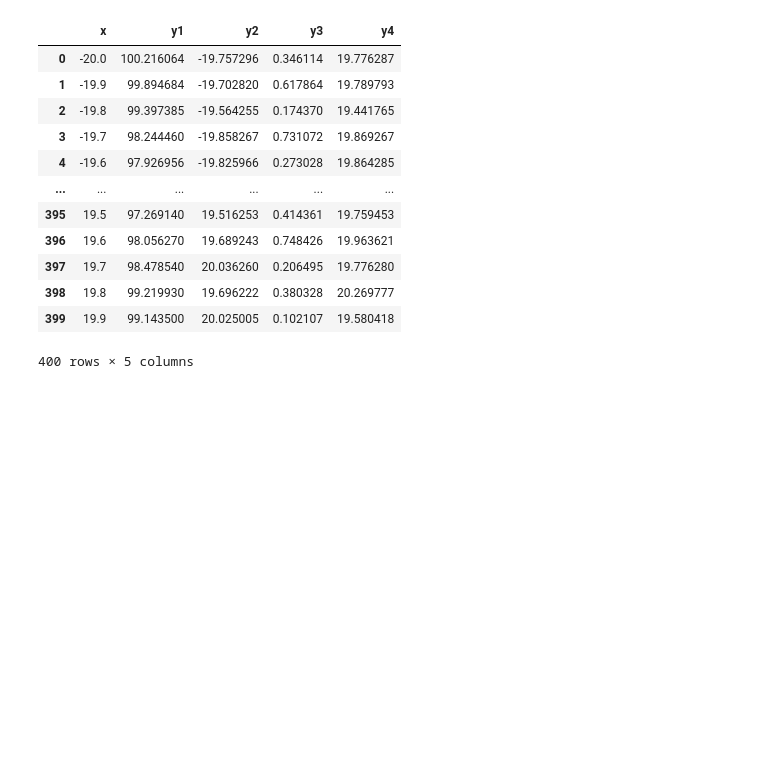
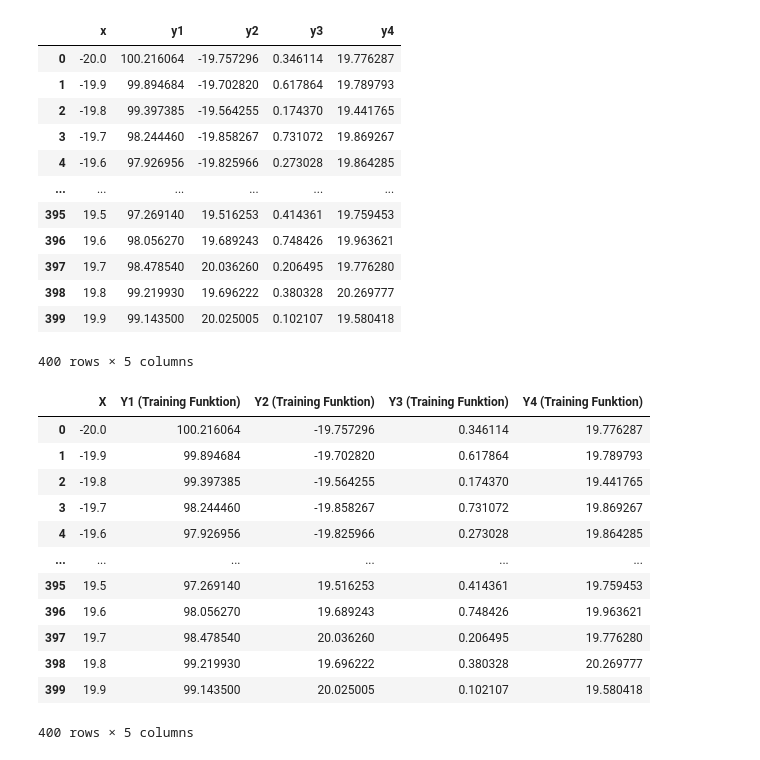
Before and after one commit to dibrom/Programmieren-mit-Pyhton, a Jupyter notebook: programmieren_mit_python.ipynb, the cells around one changed output. Cells and saved outputs as stored; diff of their text form; code cells hidden in the pictures; blank space fills up the shorter version.

```diff
--- a/programmieren_mit_python.ipynb
+++ b/programmieren_mit_python.ipynb
@@ -48,4 +48,23 @@ train_df = pd.read_csv('train.csv')
 | 398 | 19.8 | 99.219930 | 19.696222 | 0.380328 | 20.269777 |
 | 399 | 19.9 | 99.143500 | 20.025005 | 0.102107 | 19.580418 |
 400 rows × 5 columns
+# %%
+# Rename columns of train_df
+train_df = train_df.rename(columns={"x": "X", "y1": "Y1 (Training Funktion)", "y2":"Y2 (Training Funktion)", \
+                                   "y3":"Y3 (Training Funktion)", "y4":"Y4 (Training Funktion)"})
+#train_df
+# %% [output]
+|  | X | Y1 (Training Funktion) | Y2 (Training Funktion) | Y3 (Training Funktion) | Y4 (Training Funktion) |
+| 0 | -20.0 | 100.216064 | -19.757296 | 0.346114 | 19.776287 |
+| 1 | -19.9 | 99.894684 | -19.702820 | 0.617864 | 19.789793 |
+| 2 | -19.8 | 99.397385 | -19.564255 | 0.174370 | 19.441765 |
+| 3 | -19.7 | 98.244460 | -19.858267 | 0.731072 | 19.869267 |
+| 4 | -19.6 | 97.926956 | -19.825966 | 0.273028 | 19.864285 |
+| ... | ... | ... | ... | ... | ... |
+| 395 | 19.5 | 97.269140 | 19.516253 | 0.414361 | 19.759453 |
+| 396 | 19.6 | 98.056270 | 19.689243 | 0.748426 | 19.963621 |
+| 397 | 19.7 | 98.478540 | 20.036260 | 0.206495 | 19.776280 |
+| 398 | 19.8 | 99.219930 | 19.696222 | 0.380328 | 20.269777 |
+| 399 | 19.9 | 99.143500 | 20.025005 | 0.102107 | 19.580418 |
+400 rows × 5 columns
 # %%
```
Also changed, not shown: parts of 26 cells of this notebook, 3 other files.
